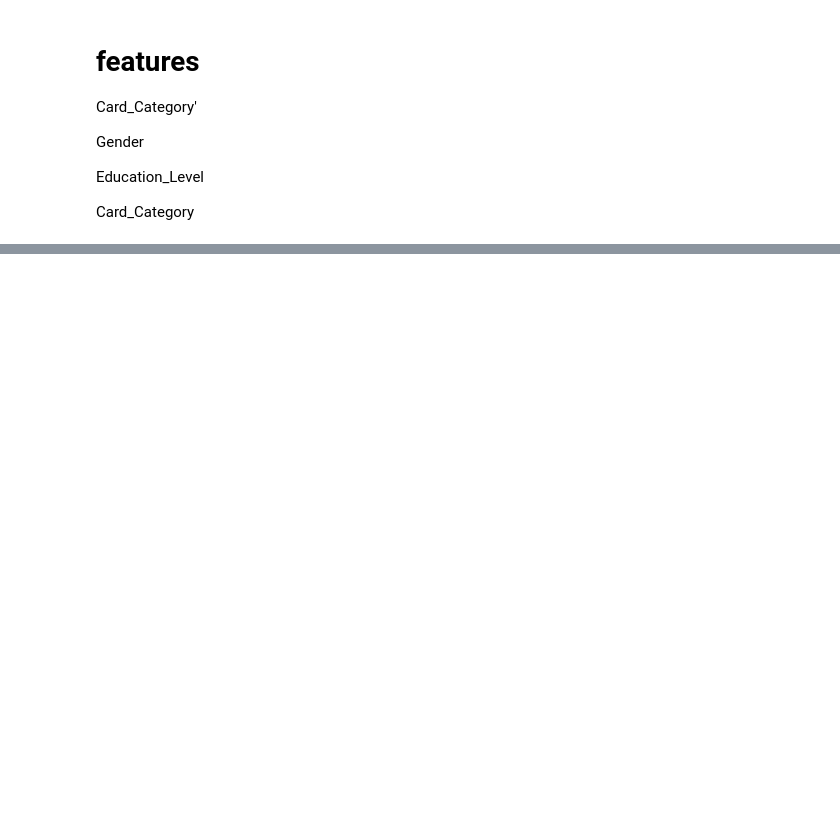
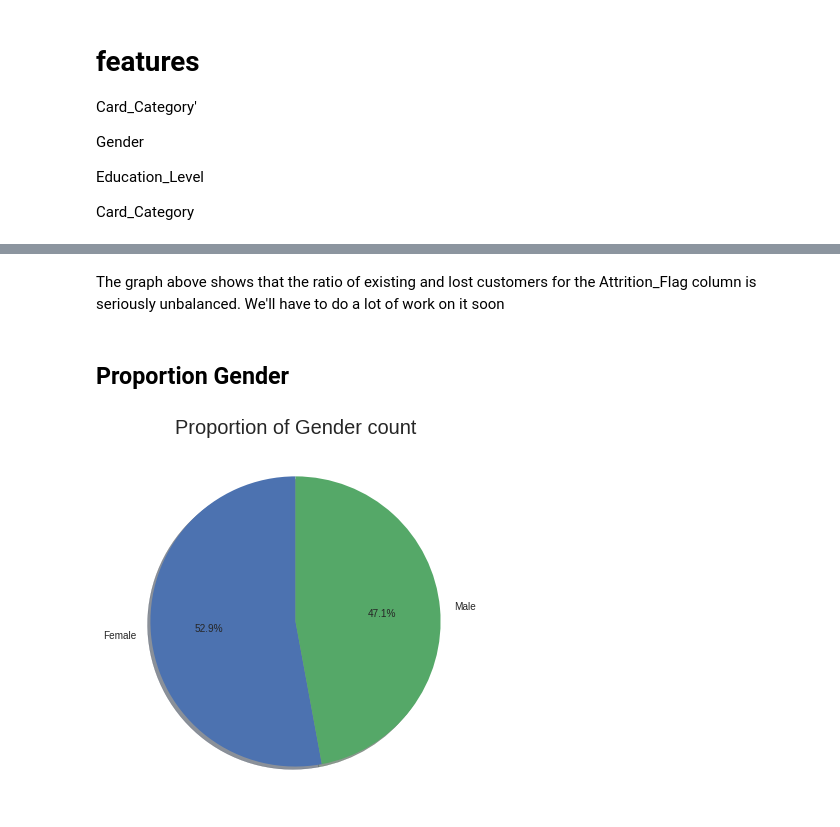
Before and after one commit to MaicolFranco/Prediction_Credit_Card, a Jupyter notebook: Proyecto_2.ipynb, the cells around one changed output, grey strips where cells are left out. Cells and saved outputs as stored; diff of their text form; code cells hidden in the pictures; blank space fills up the shorter version.

```diff
--- a/Proyecto_2.ipynb
+++ b/Proyecto_2.ipynb
@@ -102,0 +195,12 @@ df.shape
+# %% [markdown]
+The graph above shows that the ratio of existing and lost customers for the Attrition_Flag column is seriously unbalanced. We'll have to do a lot of work on it soon
+# %% [markdown]
+## **Proportion Gender**
+# %%
+genders = df.Gender.value_counts()
+plt.figure(figsize = (6.5,7))
+plt.pie(df['Gender'].value_counts(), labels = ['Female', 'Male'], autopct='%1.1f%%', shadow = True, startangle = 90)
+plt.title('Proportion of Gender count', fontsize = 20)
+plt.show()
+# %% [output]
+[figure, added]
```
Also changed, not shown: parts of 30 cells of this notebook.
